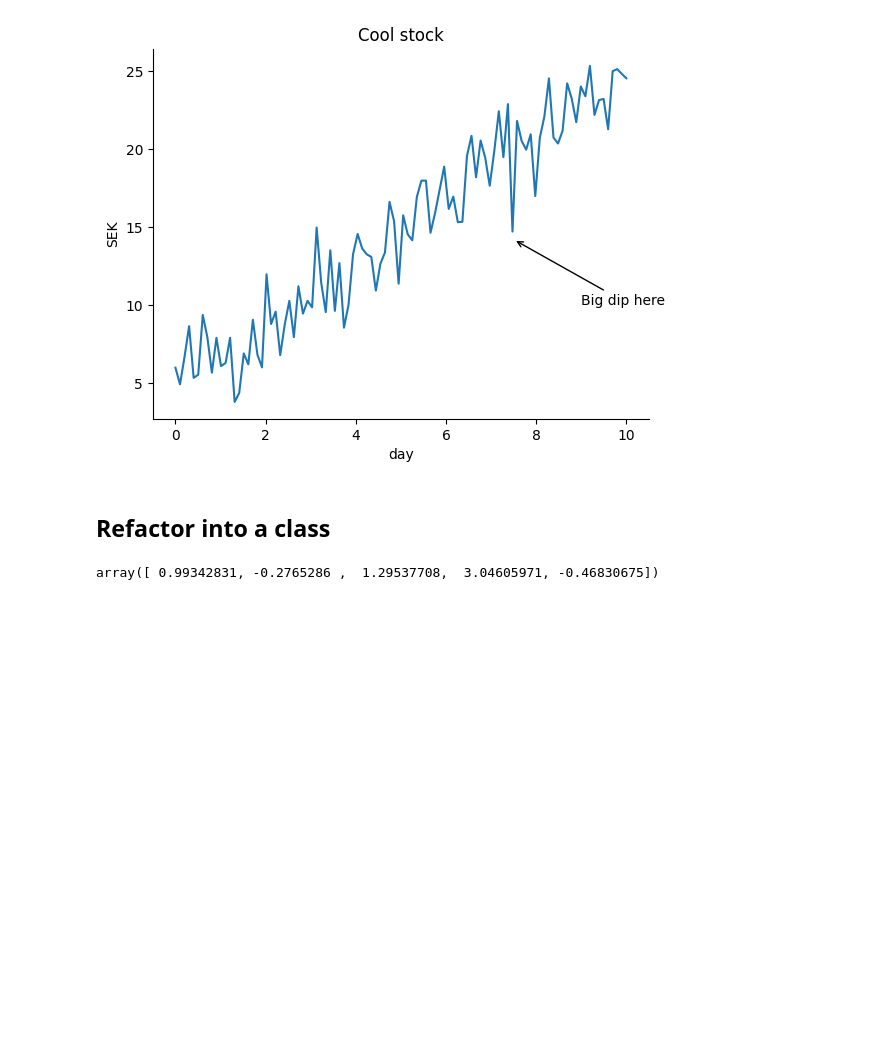
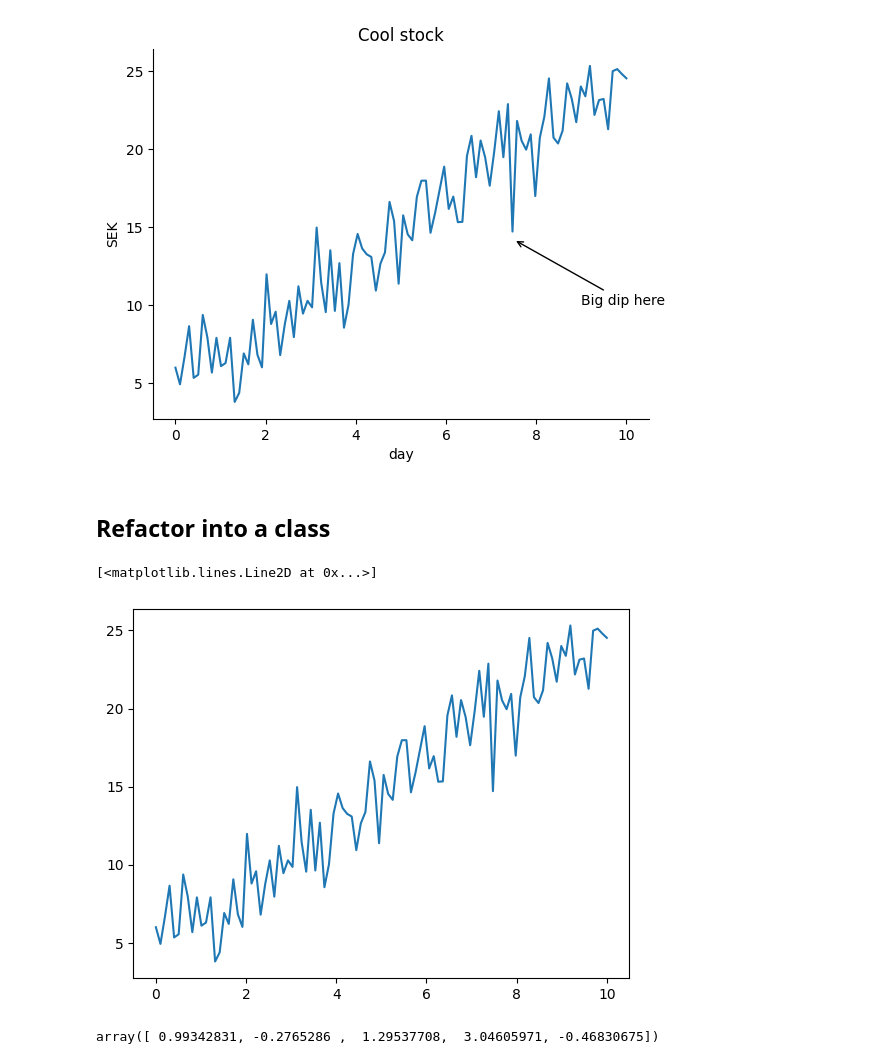
Before and after one commit to Db-Lau/python_code_along_DE25, a Jupyter notebook: exercises/exercise6/ex6_3.ipynb, the cells around one changed output. Saved outputs shown, nothing was run; the diff lists cells and outputs as text; code cells hidden in the pictures; blank space fills up the shorter version.

```diff
--- a/exercises/exercise6/ex6_3.ipynb
+++ b/exercises/exercise6/ex6_3.ipynb
@@ -31,8 +31,23 @@ Text(9, 10, 'Big dip here')
 # %%
 class PlotAnnotator:
     def __init__(self, fig, ax):
         self.fig = fig
         self.ax = ax
+
+    def arrow(self):
+        self.ax.annotate(
+            "Big dip here",
+            xytext=(9, 10),
+            xy=(7.5, 14.2),
+            arrowprops={"arrowstyle": "->"},
+        )
+
+fig, ax = plt.subplots(1)
+
+ax.plot(x, y)
+# %% [output]
+[<matplotlib.lines.Line2D at 0x...>]
+[figure, added]
 # %%
 np.random.seed(42)
 np.random.normal(0, 2, size = 5)
```
